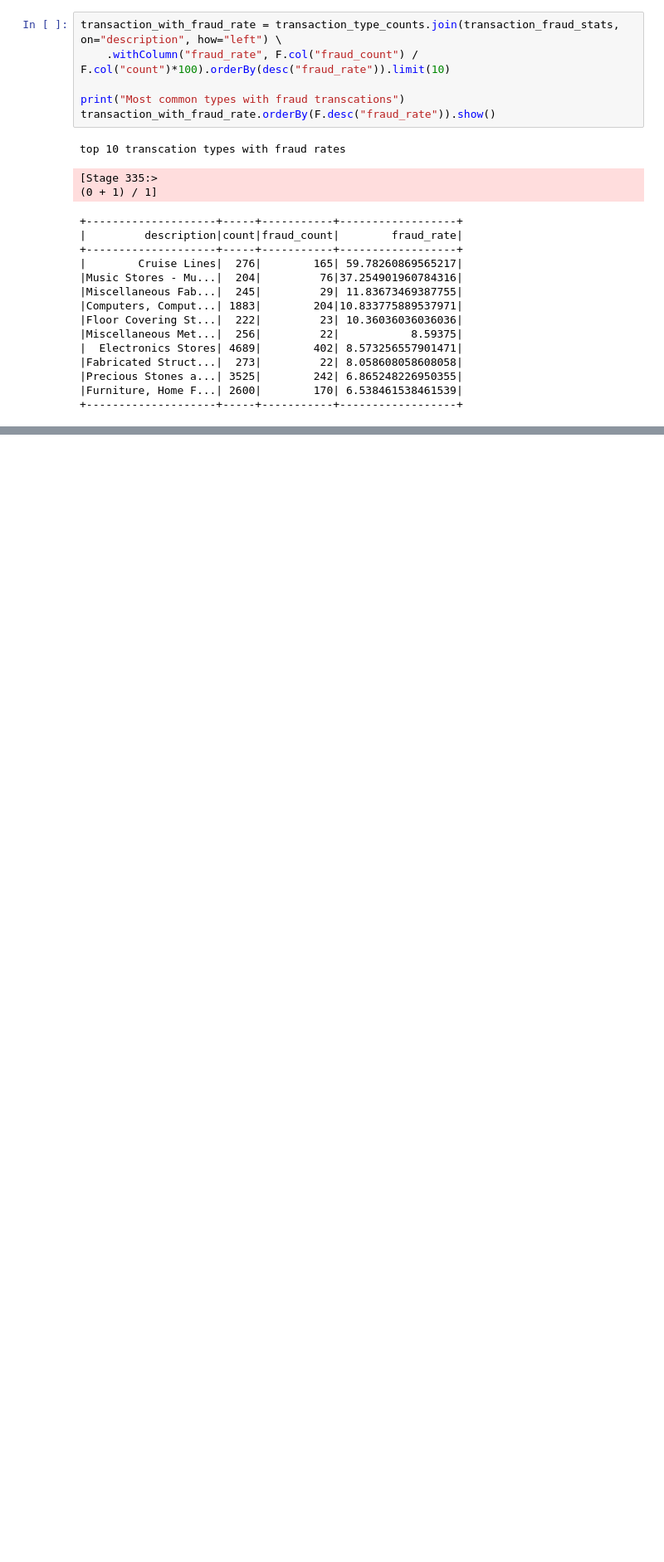
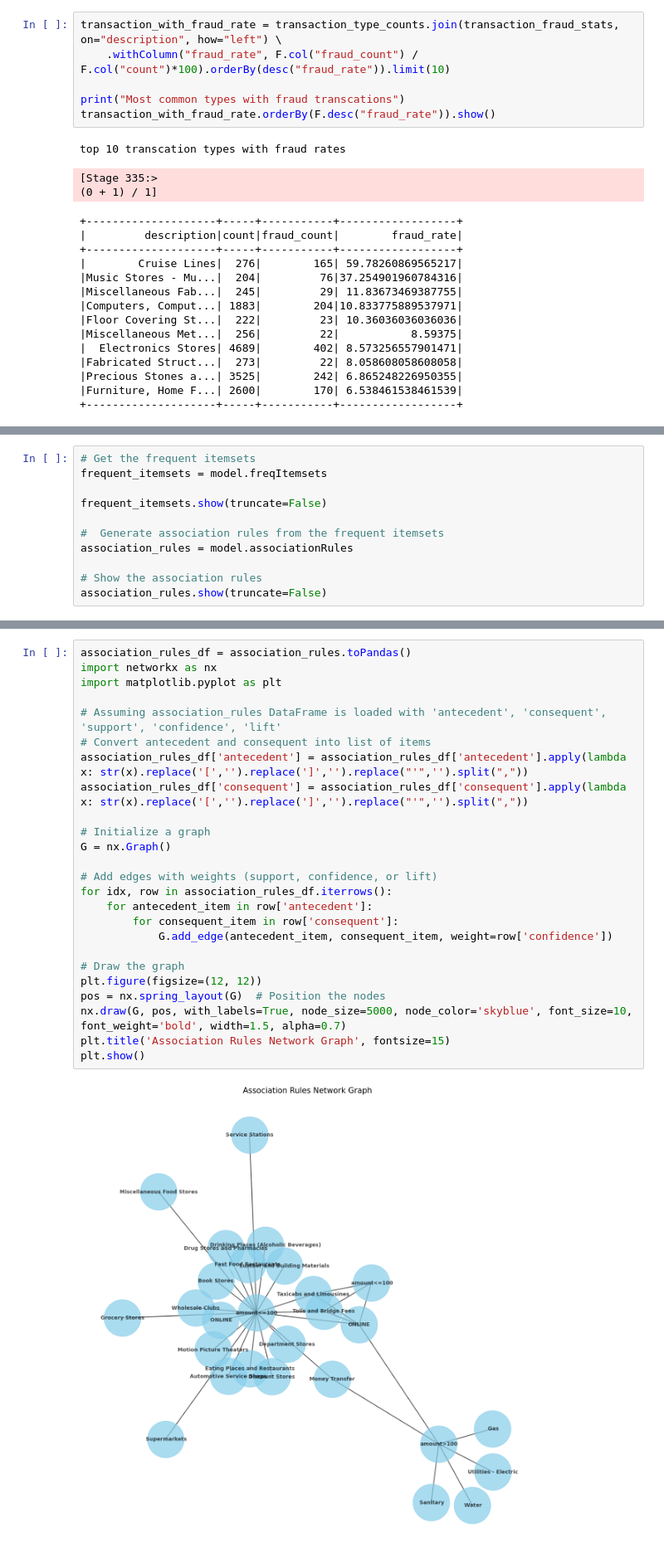
Before and after one commit to Sara-Gamal12/Transaction-Classification-and-Analysis, a Jupyter notebook: Transcations EDA.ipynb, the cells around one changed output, grey strips where cells are left out. Shown: that part at 83% size. Cells and saved outputs as stored; diff of their text form; blank space fills up the shorter version.

Commit message:
association rules

```diff
--- a/Transcations EDA.ipynb
+++ b/Transcations EDA.ipynb
@@ -234,0 +281,11 @@ top 10 transcation types with fraud rates
+# %%
+# Get the frequent itemsets
+frequent_itemsets = model.freqItemsets
+
+frequent_itemsets.show(truncate=False)
+
+#  Generate association rules from the frequent itemsets
+association_rules = model.associationRules
+
+# Show the association rules
+association_rules.show(truncate=False)
@@ -234,0 +310,27 @@ top 10 transcation types with fraud rates
+# %%
+association_rules_df = association_rules.toPandas()
+import networkx as nx
+import matplotlib.pyplot as plt
+
+# Assuming association_rules DataFrame is loaded with 'antecedent', 'consequent', 'support', 'confidence', 'lift'
+# Convert antecedent and consequent into list of items
+association_rules_df['antecedent'] = association_rules_df['antecedent'].apply(lambda x: str(x).replace('[','').replace(']','').replace("'",'').split(","))
+association_rules_df['consequent'] = association_rules_df['consequent'].apply(lambda x: str(x).replace('[','').replace(']','').replace("'",'').split(","))
+
+# Initialize a graph
+G = nx.Graph()
+
+# Add edges with weights (support, confidence, or lift)
+for idx, row in association_rules_df.iterrows():
+    for antecedent_item in row['antecedent']:
+        for consequent_item in row['consequent']:
+            G.add_edge(antecedent_item, consequent_item, weight=row['confidence'])
+
+# Draw the graph
+plt.figure(figsize=(12, 12))
+pos = nx.spring_layout(G)  # Position the nodes
+nx.draw(G, pos, with_labels=True, node_size=5000, node_color='skyblue', font_size=10, font_weight='bold', width=1.5, alpha=0.7)
+plt.title('Association Rules Network Graph', fontsize=15)
+plt.show()
+# %% [output]
+[figure, added]
```
Also changed, not shown: parts of 6 cells of this notebook.
